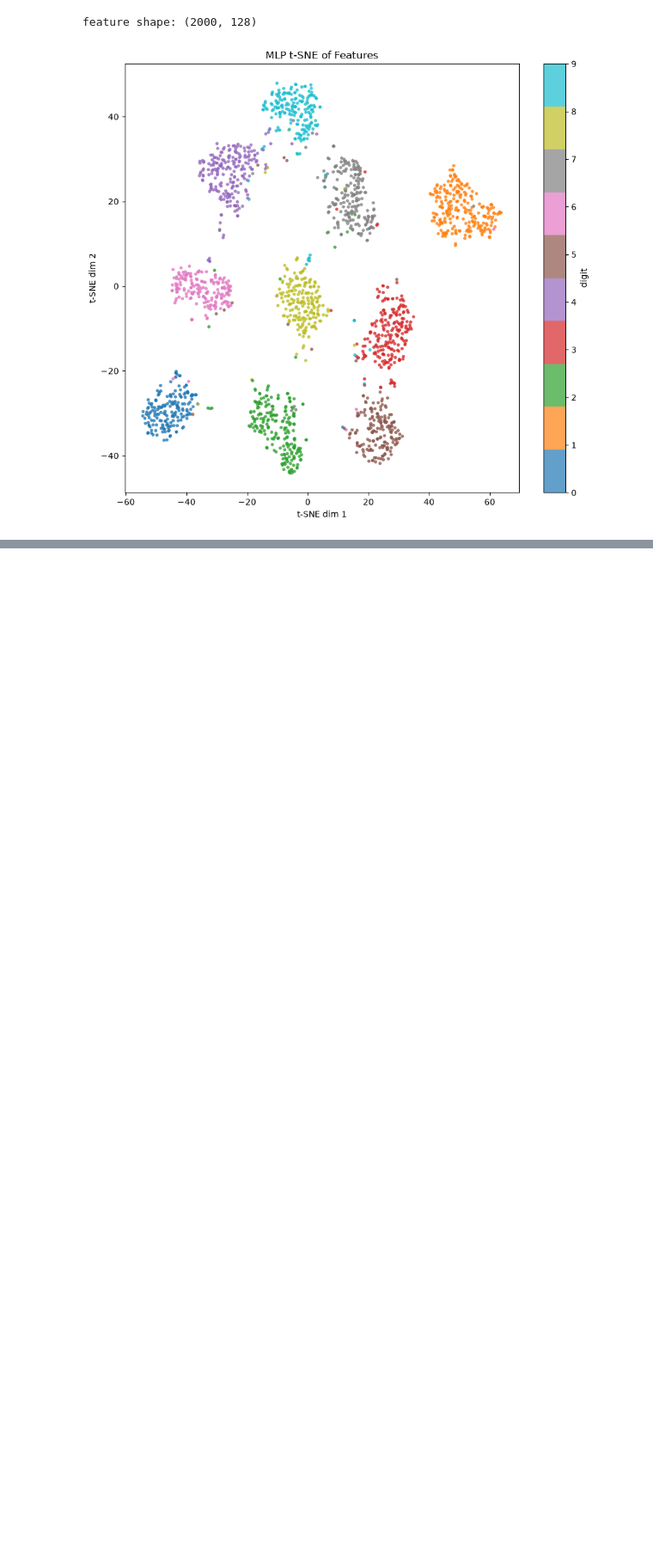
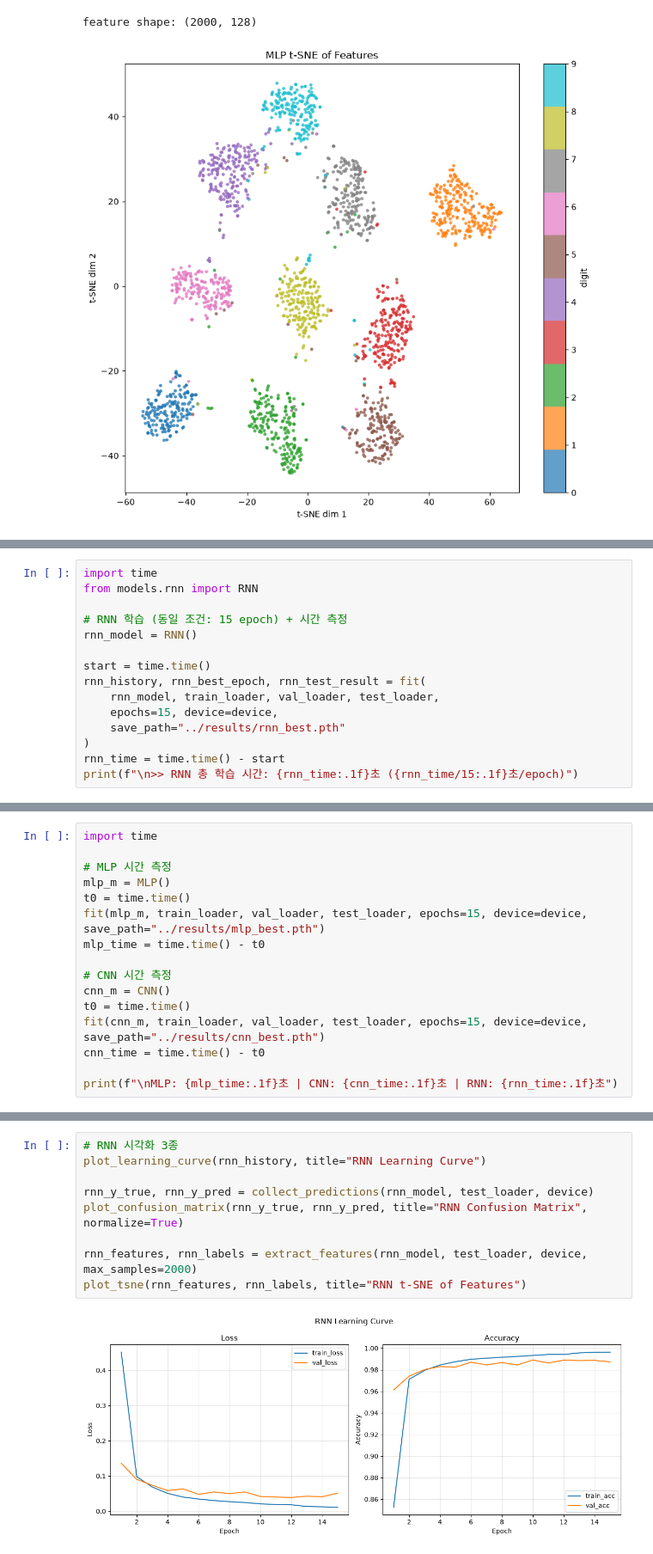
Before and after one commit to hyunwoonoh99/hw_mnist_project, a Jupyter notebook: notebooks/experiments.ipynb, the cells around one changed output, grey strips where cells are left out. Shown at 86% size. Drawn from its saved outputs; the diff is of its cells as text; blank space fills up the shorter version.

```diff
--- a/notebooks/experiments.ipynb
+++ b/notebooks/experiments.ipynb
@@ -90,0 +136,15 @@ feature shape: (2000, 128)
+# %%
+import time
+from models.rnn import RNN
+
+# RNN 학습 (동일 조건: 15 epoch) + 시간 측정
+rnn_model = RNN()
+
+start = time.time()
+rnn_history, rnn_best_epoch, rnn_test_result = fit(
+    rnn_model, train_loader, val_loader, test_loader,
+    epochs=15, device=device,
+    save_path="../results/rnn_best.pth"
+)
+rnn_time = time.time() - start
+print(f"\n>> RNN 총 학습 시간: {rnn_time:.1f}초 ({rnn_time/15:.1f}초/epoch)")
@@ -90,0 +169,16 @@ feature shape: (2000, 128)
+# %%
+import time
+
+# MLP 시간 측정
+mlp_m = MLP()
+t0 = time.time()
+fit(mlp_m, train_loader, val_loader, test_loader, epochs=15, device=device, save_path="../results/mlp_best.pth")
+mlp_time = time.time() - t0
+
+# CNN 시간 측정
+cnn_m = CNN()
+t0 = time.time()
+fit(cnn_m, train_loader, val_loader, test_loader, epochs=15, device=device, save_path="../results/cnn_best.pth")
+cnn_time = time.time() - t0
+
+print(f"\nMLP: {mlp_time:.1f}초 | CNN: {cnn_time:.1f}초 | RNN: {rnn_time:.1f}초")
@@ -90,0 +203,11 @@ feature shape: (2000, 128)
+# %%
+# RNN 시각화 3종
+plot_learning_curve(rnn_history, title="RNN Learning Curve")
+
+rnn_y_true, rnn_y_pred = collect_predictions(rnn_model, test_loader, device)
+plot_confusion_matrix(rnn_y_true, rnn_y_pred, title="RNN Confusion Matrix", normalize=True)
+
+rnn_features, rnn_labels = extract_features(rnn_model, test_loader, device, max_samples=2000)
+plot_tsne(rnn_features, rnn_labels, title="RNN t-SNE of Features")
+# %% [output]
+[figure, added]
```
Also changed, not shown: parts of 5 cells of this notebook, 1 other file.
